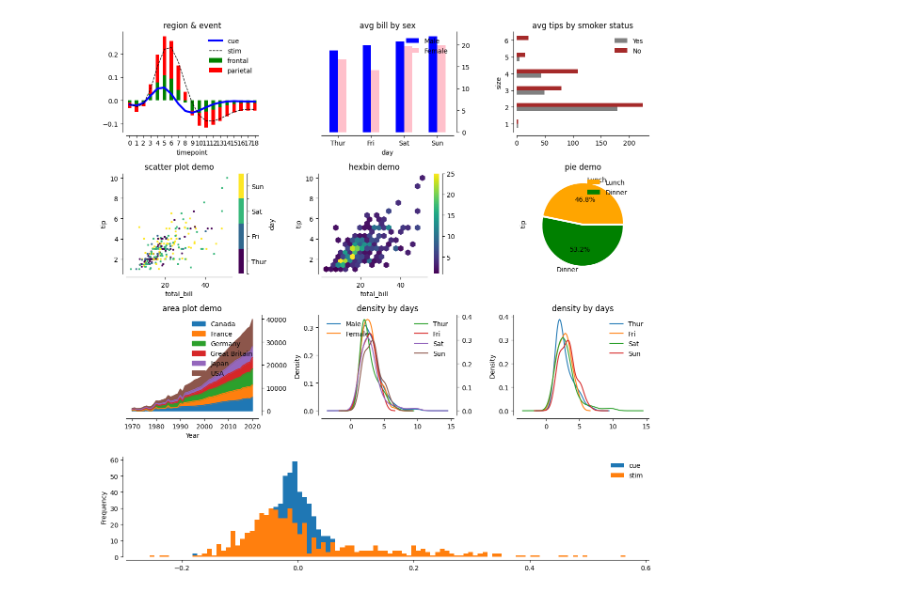
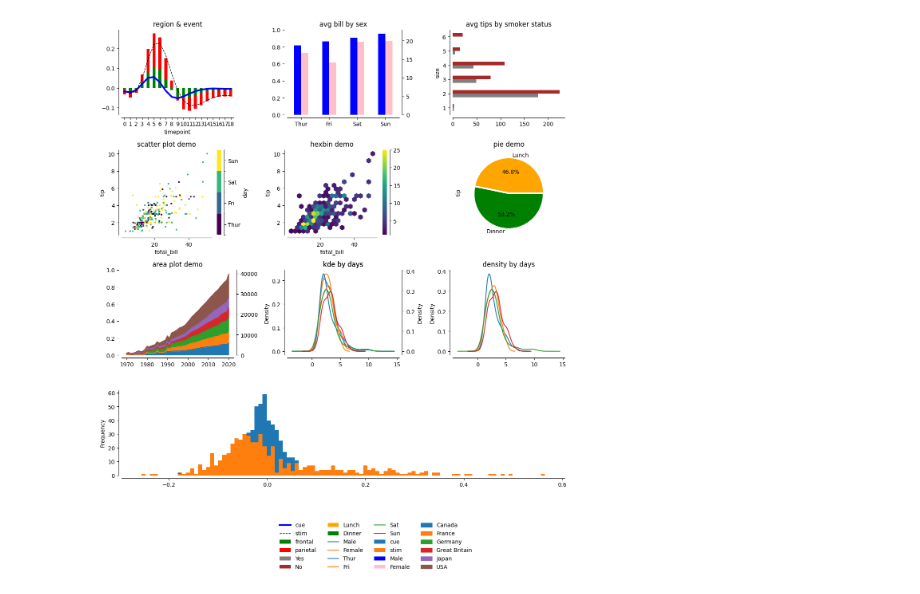
Before and after one commit to maddytae/pytae, a Jupyter notebook: src/plotter.ipynb, the cells around one changed output. Cells and saved outputs as stored; diff of their text form; code cells hidden in the pictures.

Commit message:
Secondary ax is now much better managed by getting rid of pandas default secondary_y=True flag; this helps preserved ax label and now it will be easy to address legend=False issue

```diff
--- a/src/plotter.ipynb
+++ b/src/plotter.ipynb
@@ -24,38 +24,39 @@ DEF
 GHI
 JJJ
 """
 k = pt.Plotter(mosaic,figsize=(12, 12))
 
 (k
 .data(fmri)
 .plot(x='timepoint', y='signal',by='event',aggfunc='mean',color=color,style=style,width=width,
       on='A',title='region & event',kind='line')
 .plot(x='timepoint', y='signal',by='region',kind='bar',stacked=True,on='A',color=color,aggfunc='mean')
 .data(tips)
-.plot(x='day',y='total_bill',by='sex',aggfunc='mean',on='B',kind='bar',color=color,
-      title='avg bill by sex',secondary_y=True)
+.plot(x='day',y='total_bill',by='sex',aggfunc='mean',on='B^',kind='bar',color=color,
+      title='avg bill by sex')
 .plot(x='size',y='tip',by='smoker',on='C',kind='barh',color=color,title='avg tips by smoker status')
 .data(tips)
 .plot(kind='scatter',x='total_bill',y='tip',on='D',marker='x',s=5,c='day',cmap='viridis',title='scatter plot demo')
 .data(tips)
 .plot(kind='hexbin',x='total_bill',y='tip',on='E',C='size',reduce_C_function=np.sum,cmap="viridis",gridsize=20,title='hexbin demo')
 .data(tips)
 .plot(kind='pie',y='tip',by='time',on='F',aggfunc='mean', autopct='%1.1f%%',colors=color,explode=(0,0.05),title='pie demo') #for pie matplotlib says colors and not color
 .data(healthexp)
-.plot(kind='area',x='Year',y='Spending_USD',aggfunc='mean',on='G', by="Country",title='area plot demo',secondary_y=True)
+.plot(kind='area',x='Year',y='Spending_USD',aggfunc='mean',on='G^',legend=False, by="Country",title='area plot demo')
 .data(tips)
-.plot(kind='kde',column='tip',on='H', by="sex",title='kde by gender')
-.plot(kind='kde',on='H',by='day',column='tip',title='density by days' ,secondary_y=True)
+
+.plot(kind='kde',on='H^',by='day',column='tip',title='kde by days')# ,secondary_y=True)
+ .plot(kind='kde',column='tip',on='H', by="sex")
 .plot(kind='density',on='I',by='day',column='tip',title='density by days' )
 .data(fmri)
 .plot(kind='hist',column='signal',by='event',on='J',bins=100)
-# .finalize(consolidate_legends=True,ncols=4)
-.finalize()
+.finalize(consolidate_legends=True,ncols=4)
+# .finalize()
 )
 
 # Todo: remove (right label if consolidate_legend is not used)
 
 
 k.fig
 # %% [output]
-[figure, old version]
+[figure, new version]
```
Also changed, not shown: parts of 10 cells of this notebook, 1 other file.
